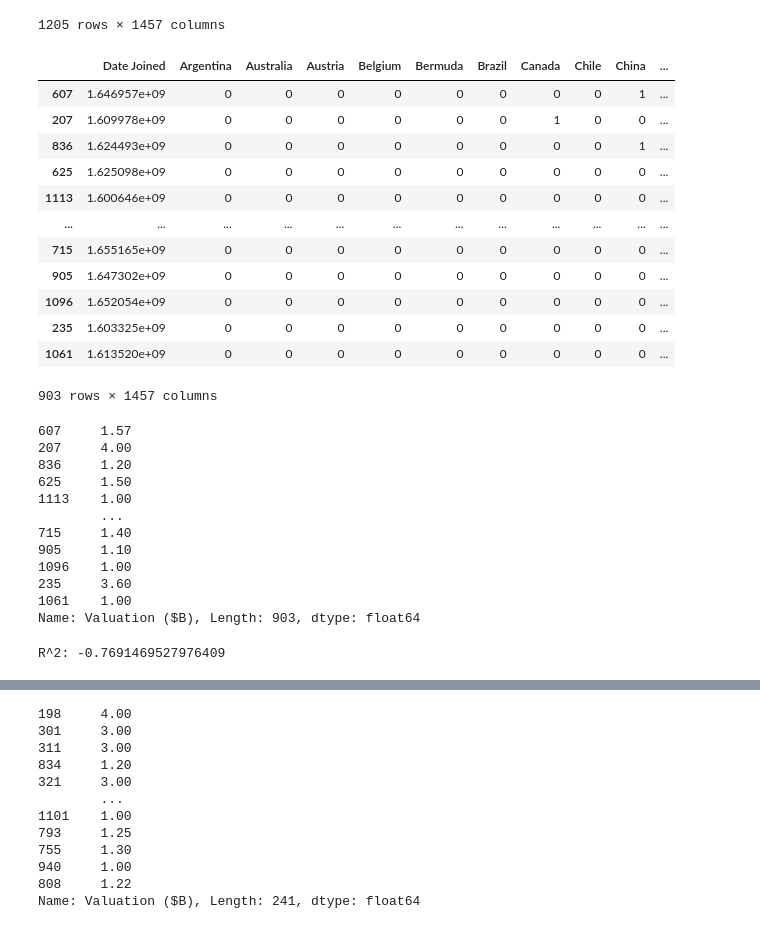
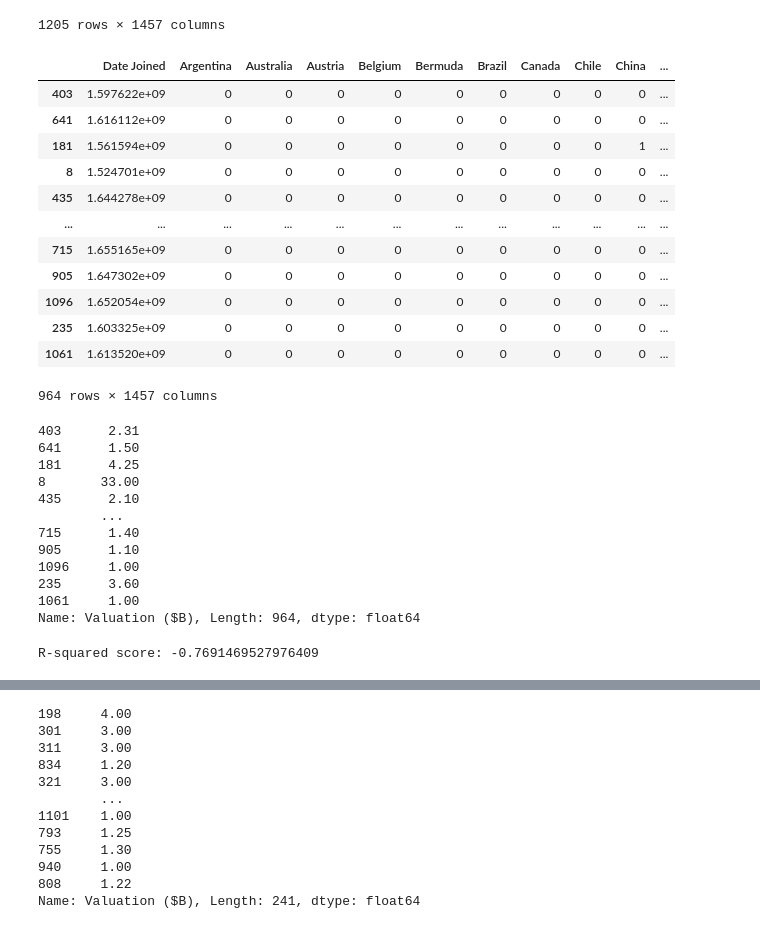
Before and after one commit to shenxinyi0322/PIC-16B-Group-Project, a Jupyter notebook: VC Random Forest Algorithm.ipynb, the cells around one changed output, grey strips where cells are left out. Drawn from its saved outputs; the diff is of its cells as text; code cells hidden in the pictures.

```diff
--- a/VC Random Forest Algorithm.ipynb
+++ b/VC Random Forest Algorithm.ipynb
@@ -126,39 +126,39 @@ X
 # %%
 from sklearn.model_selection import train_test_split
 
 X_train, X_test, y_train, y_test = train_test_split(X, y, random_state = 1, test_size = 0.2)
 # optional arg. stratify returns training and test subsets that have the same proportions of class labels as the input dataset
 
-train_X
+X_train
 # %% [output]
 |  | Date Joined | Argentina | Australia | Austria | Belgium | Bermuda | Brazil | Canada | Chile | China | ... |
-| 607 | 1.646957e+09 | 0 | 0 | 0 | 0 | 0 | 0 | 0 | 0 | 1 | ... |
-| 207 | 1.609978e+09 | 0 | 0 | 0 | 0 | 0 | 0 | 1 | 0 | 0 | ... |
-| 836 | 1.624493e+09 | 0 | 0 | 0 | 0 | 0 | 0 | 0 | 0 | 1 | ... |
-| 625 | 1.625098e+09 | 0 | 0 | 0 | 0 | 0 | 0 | 0 | 0 | 0 | ... |
-| 1113 | 1.600646e+09 | 0 | 0 | 0 | 0 | 0 | 0 | 0 | 0 | 0 | ... |
+| 403 | 1.597622e+09 | 0 | 0 | 0 | 0 | 0 | 0 | 0 | 0 | 0 | ... |
+| 641 | 1.616112e+09 | 0 | 0 | 0 | 0 | 0 | 0 | 0 | 0 | 0 | ... |
+| 181 | 1.561594e+09 | 0 | 0 | 0 | 0 | 0 | 0 | 0 | 0 | 1 | ... |
+| 8 | 1.524701e+09 | 0 | 0 | 0 | 0 | 0 | 0 | 0 | 0 | 0 | ... |
+| 435 | 1.644278e+09 | 0 | 0 | 0 | 0 | 0 | 0 | 0 | 0 | 0 | ... |
 | ... | ... | ... | ... | ... | ... | ... | ... | ... | ... | ... | ... |
 | 715 | 1.655165e+09 | 0 | 0 | 0 | 0 | 0 | 0 | 0 | 0 | 0 | ... |
 | 905 | 1.647302e+09 | 0 | 0 | 0 | 0 | 0 | 0 | 0 | 0 | 0 | ... |
 | 1096 | 1.652054e+09 | 0 | 0 | 0 | 0 | 0 | 0 | 0 | 0 | 0 | ... |
 | 235 | 1.603325e+09 | 0 | 0 | 0 | 0 | 0 | 0 | 0 | 0 | 0 | ... |
 | 1061 | 1.613520e+09 | 0 | 0 | 0 | 0 | 0 | 0 | 0 | 0 | 0 | ... |
-903 rows × 1457 columns
+964 rows × 1457 columns
 # %%
-train_y
+y_train
 # %% [output]
-607     1.57
-207     4.00
-836     1.20
-625     1.50
-1113    1.00
+403      2.31
+641      1.50
+181      4.25
+8       33.00
+435      2.10
         ...
-715     1.40
-905     1.10
-1096    1.00
-235     3.60
-1061    1.00
-Name: Valuation ($B), Length: 903, dtype: float64
+715      1.40
+905      1.10
+1096     1.00
+235      3.60
+1061     1.00
+Name: Valuation ($B), Length: 964, dtype: float64
 # %%
 from sklearn.ensemble import RandomForestRegressor
 from sklearn.metrics import r2_score
@@ -173,6 +173,6 @@ y_pred = rf.predict(X_test)
 
 # Evaluate the performance of the model using R-squared (R^2)
 r2 = r2_score(y_test, y_pred)
-print("R^2:", r2)
+print(f"R-squared score: {r2}")
 # %% [output]
-R^2: -0.7691469527976409
+R-squared score: -0.7691469527976409
```
Also changed, not shown: parts of 9 cells of this notebook.
